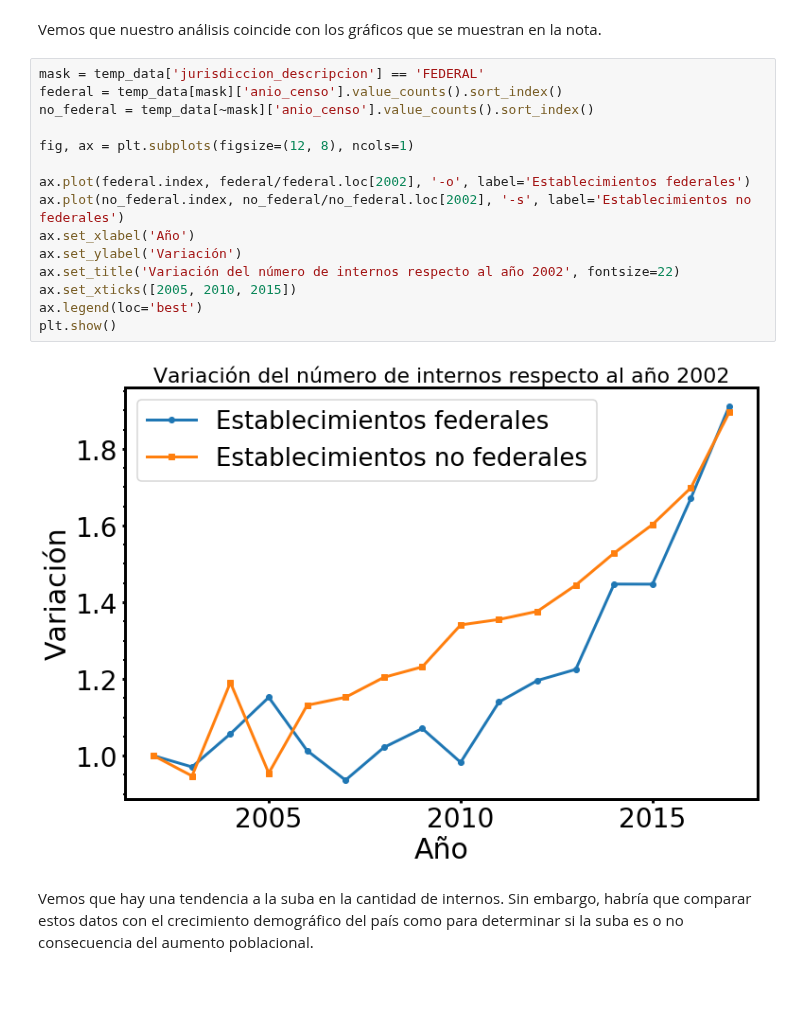
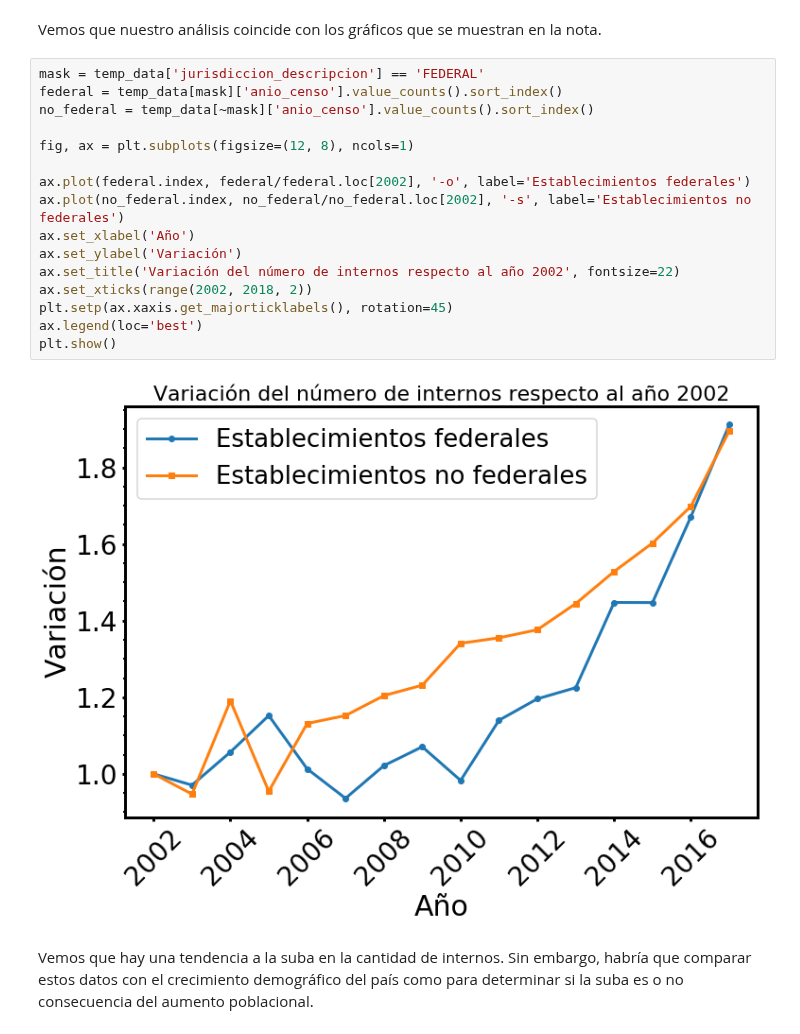
Before and after one commit to nahuelalmeira/poblacionPenal, a Jupyter notebook: VisualizacionYAnalisis/DiploDatos_PoblacionPenitenciariaArgentina_VyA.ipynb, the cells around one changed output. Drawn from its saved outputs; the diff is of its cells as text; blank space fills up the shorter version.

```diff
--- a/VisualizacionYAnalisis/DiploDatos_PoblacionPenitenciariaArgentina_VyA.ipynb
+++ b/VisualizacionYAnalisis/DiploDatos_PoblacionPenitenciariaArgentina_VyA.ipynb
@@ -612,20 +614,21 @@ Vemos que nuestro análisis coincide con los gráficos que se muestran en la not
 # %%
 mask = temp_data['jurisdiccion_descripcion'] == 'FEDERAL'
 federal = temp_data[mask]['anio_censo'].value_counts().sort_index()
 no_federal = temp_data[~mask]['anio_censo'].value_counts().sort_index()
 
 fig, ax = plt.subplots(figsize=(12, 8), ncols=1)
 
 ax.plot(federal.index, federal/federal.loc[2002], '-o', label='Establecimientos federales')
 ax.plot(no_federal.index, no_federal/no_federal.loc[2002], '-s', label='Establecimientos no federales')
 ax.set_xlabel('Año')
 ax.set_ylabel('Variación')
 ax.set_title('Variación del número de internos respecto al año 2002', fontsize=22)
-ax.set_xticks([2005, 2010, 2015])
+ax.set_xticks(range(2002, 2018, 2))
+plt.setp(ax.xaxis.get_majorticklabels(), rotation=45)
 ax.legend(loc='best')
 plt.show()
 # %% [output]
-[figure, old version]
+[figure, new version]
 # %% [markdown]
 Vemos que hay una tendencia a la suba en la cantidad de internos. Sin embargo, habría que comparar estos datos con el crecimiento demográfico del país como para determinar si la suba es o no consecuencia del aumento poblacional.
 # %% [markdown]
```
Also changed, not shown: parts of 5 cells of this notebook.
